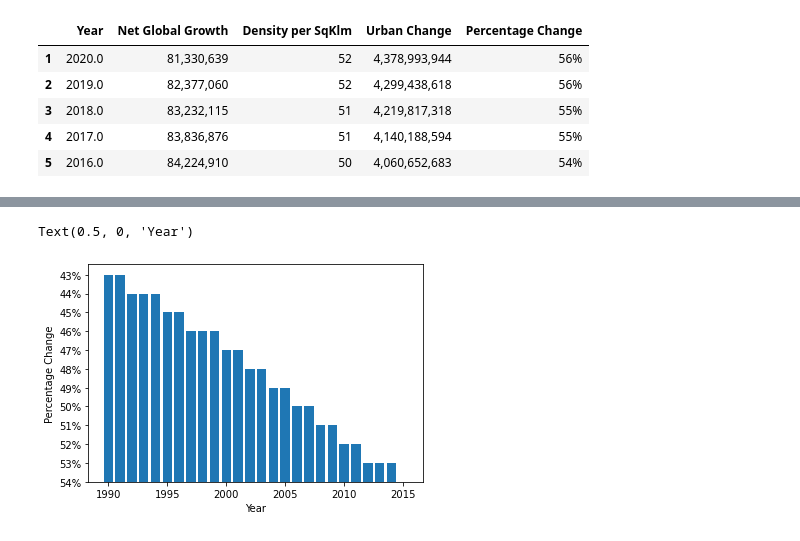
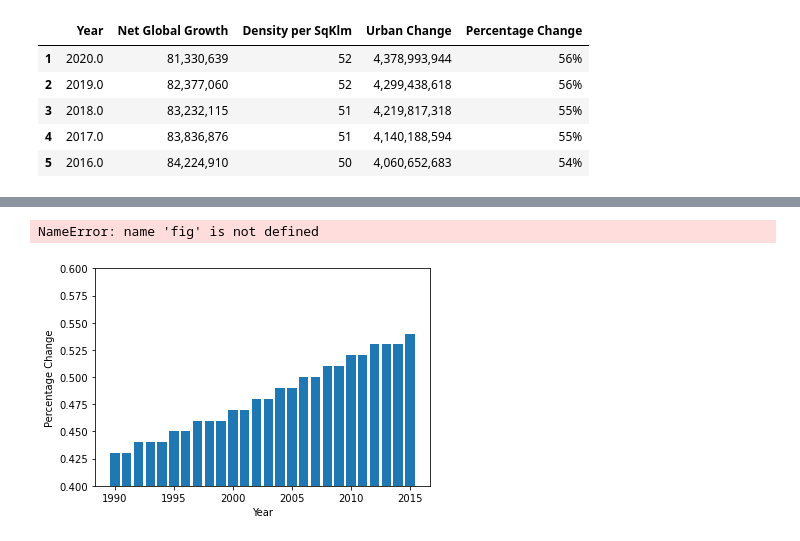
Before and after one commit to Heesu-H/project_1, a Jupyter notebook: Group Project 1/Resources/Untitled.ipynb, the cells around one changed output, grey strips where cells are left out. Saved outputs shown, nothing was run; the diff lists cells and outputs as text; code cells hidden in the pictures.

```diff
--- a/Group Project 1/Resources/Untitled.ipynb
+++ b/Group Project 1/Resources/Untitled.ipynb
@@ -22,0 +48,6 @@ global_pop = global_pop.drop(global_pop.index[0])
+# %%
+# strip the percentage sign from column
+global_pop['Yearly'] = global_pop['Yearly'].str.replace('%', '')
+# convert column to numeric
+global_pop['Yearly'] = global_pop['Yearly'].astype(float)
+# divide column by 100 to get decimal
@@ -71 +121,10 @@ global_urbanisation_only.head()
 global_urbanisation_only['Year'] = global_urbanisation_only['Year'].astype('int64')
+# %%
+# strip the percentage sign from column
+global_urbanisation_only['Percentage Change'] = global_urbanisation_only['Percentage Change'].str.replace('%', '')
+# convert column to numeric
+global_urbanisation_only['Percentage Change'] = global_urbanisation_only['Percentage Change'].astype(float)
+# %%
+# divide column by 100 to get decimal
+global_urbanisation_only['Percentage Change'] = global_urbanisation_only['Percentage Change']/100
+global_urbanisation_only['Percentage Change']
@@ -134,8 +214,9 @@ Text(0.5, 0, 'Year')
 # %%
-global_urban_movement_1990_to_2015.sort_values("Percentage Change", axis=0)
 plt.bar(global_urban_movement_1990_to_2015['Year'], global_urban_movement_1990_to_2015['Percentage Change'])
 plt.ylabel('Percentage Change')
 plt.xlabel('Year')
+plt.ylim(0.4,0.6)
+fig.yaxis.set_major_formatter(mtick.PercentFormatter())
 # %% [output]
-Text(0.5, 0, 'Year')
+NameError: name 'fig' is not defined
-[figure, old version]
+[figure, new version]
```
Also changed, not shown: parts of 14 cells of this notebook.
